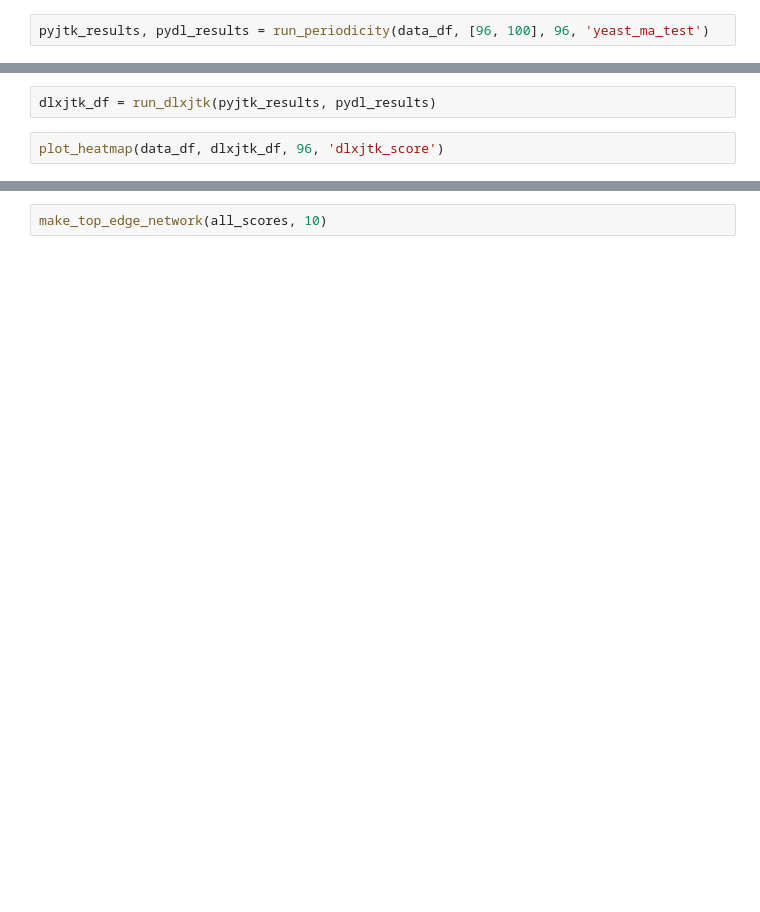
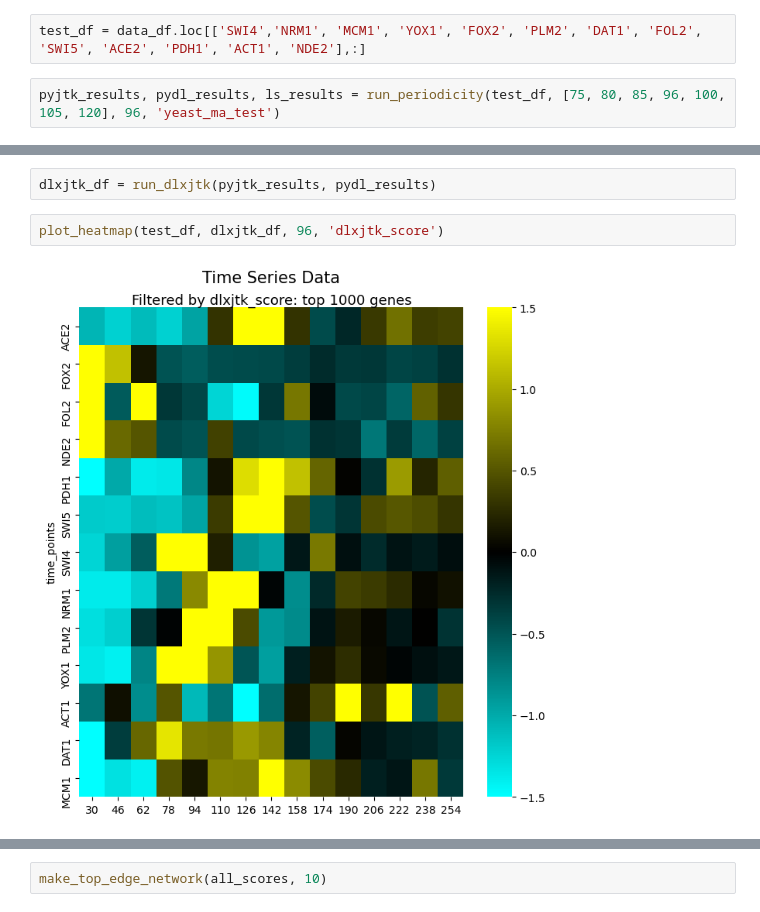
Before and after one commit to maxwellmlin/bio218-project, a Jupyter notebook: notebooks/data_preview.ipynb, the cells around one changed output, grey strips where cells are left out. Cells and saved outputs as stored; diff of their text form; blank space fills up the shorter version.

```diff
--- a/notebooks/data_preview.ipynb
+++ b/notebooks/data_preview.ipynb
@@ -9,2 +8,4 @@ data_df = remove_duplicates(data_df, 'max')
+# %%
+test_df = data_df.loc[['SWI4','NRM1', 'MCM1', 'YOX1', 'FOX2', 'PLM2', 'DAT1', 'FOL2', 'SWI5', 'ACE2', 'PDH1', 'ACT1', 'NDE2'],:]
 # %%
-pyjtk_results, pydl_results = run_periodicity(data_df, [96, 100], 96, 'yeast_ma_test')
+pyjtk_results, pydl_results, ls_results = run_periodicity(test_df, [75, 80, 85, 96, 100, 105, 120], 96, 'yeast_ma_test')
@@ -11,5 +45,7 @@ pyjtk_results, pydl_results = run_periodicity(data_df, [96, 100], 96, 'yeast_ma_
 # %%
 dlxjtk_df = run_dlxjtk(pyjtk_results, pydl_results)
 # %%
-plot_heatmap(data_df, dlxjtk_df, 96, 'dlxjtk_score')
+plot_heatmap(test_df, dlxjtk_df, 96, 'dlxjtk_score')
+# %% [output]
+[figure, added]
 # %%
```
Also changed, not shown: parts of 15 cells of this notebook, 12 other files.
